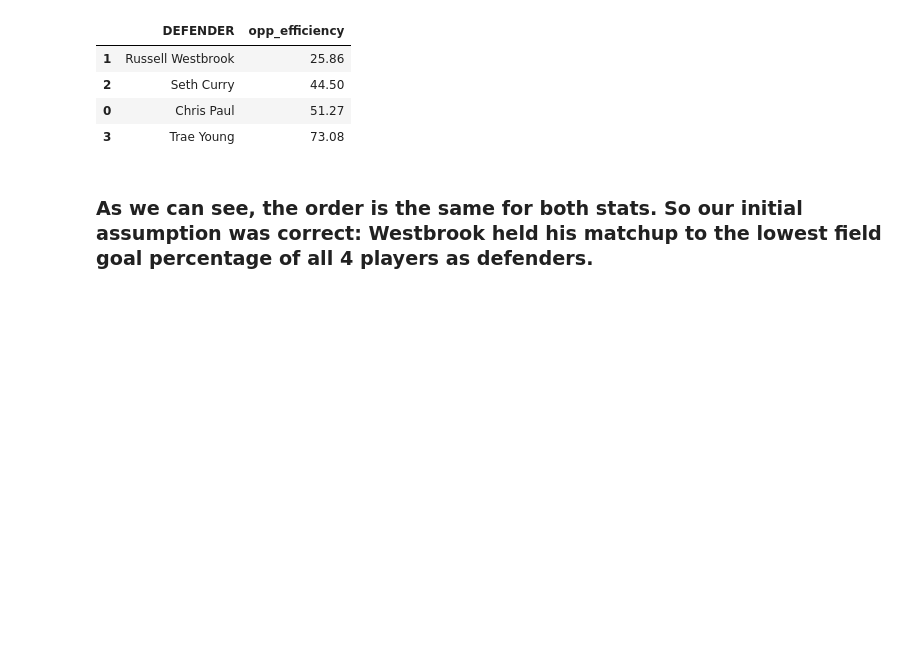
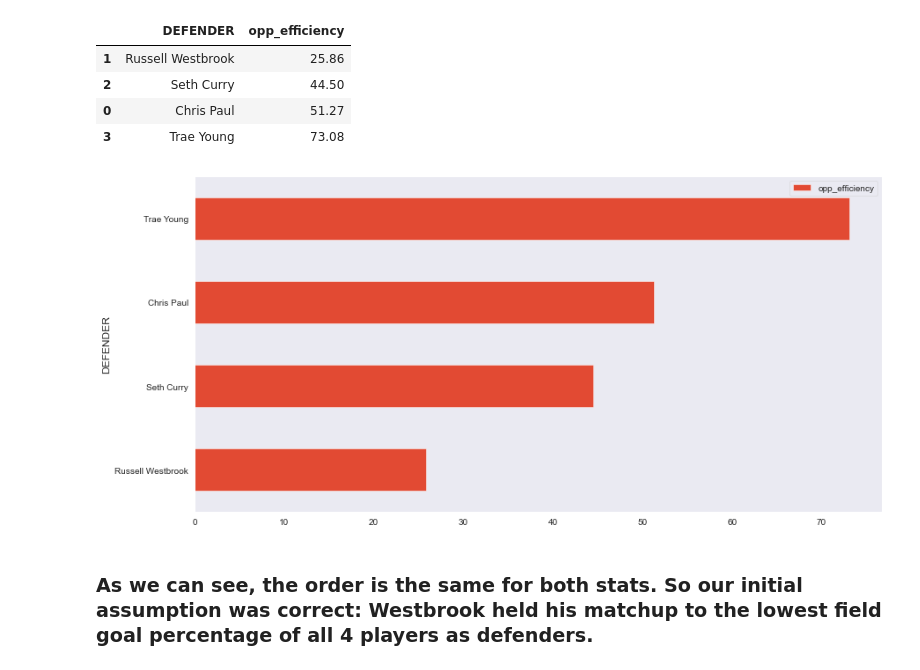
Before and after one commit to 3kleo/NBA-Shooting-Data, a Jupyter notebook: NBA_shooting_data.ipynb, the cells around one changed output. Drawn from its saved outputs; the diff is of its cells as text; code cells hidden in the pictures; blank space fills up the shorter version.

```diff
--- a/NBA_shooting_data.ipynb
+++ b/NBA_shooting_data.ipynb
@@ -163,6 +177,11 @@ df_pct[['DEFENDER', 'opp_efficiency']].sort_values('opp_efficiency')
 | 2 | Seth Curry | 44.50 |
 | 0 | Chris Paul | 51.27 |
 | 3 | Trae Young | 73.08 |
+# %%
+df_pct[['DEFENDER', 'opp_efficiency']].set_index('DEFENDER').sort_values('opp_efficiency').plot(kind='barh', figsize=(14, 7))
+plt.show()
+# %% [output]
+[figure, added]
 # %% [markdown]
 ### As we can see, the order is the same for both stats. So our initial assumption was correct: Westbrook held his matchup to the lowest field goal percentage of all 4 players as defenders.
 # %% [markdown]
```
Also changed, not shown: parts of 16 cells of this notebook.
